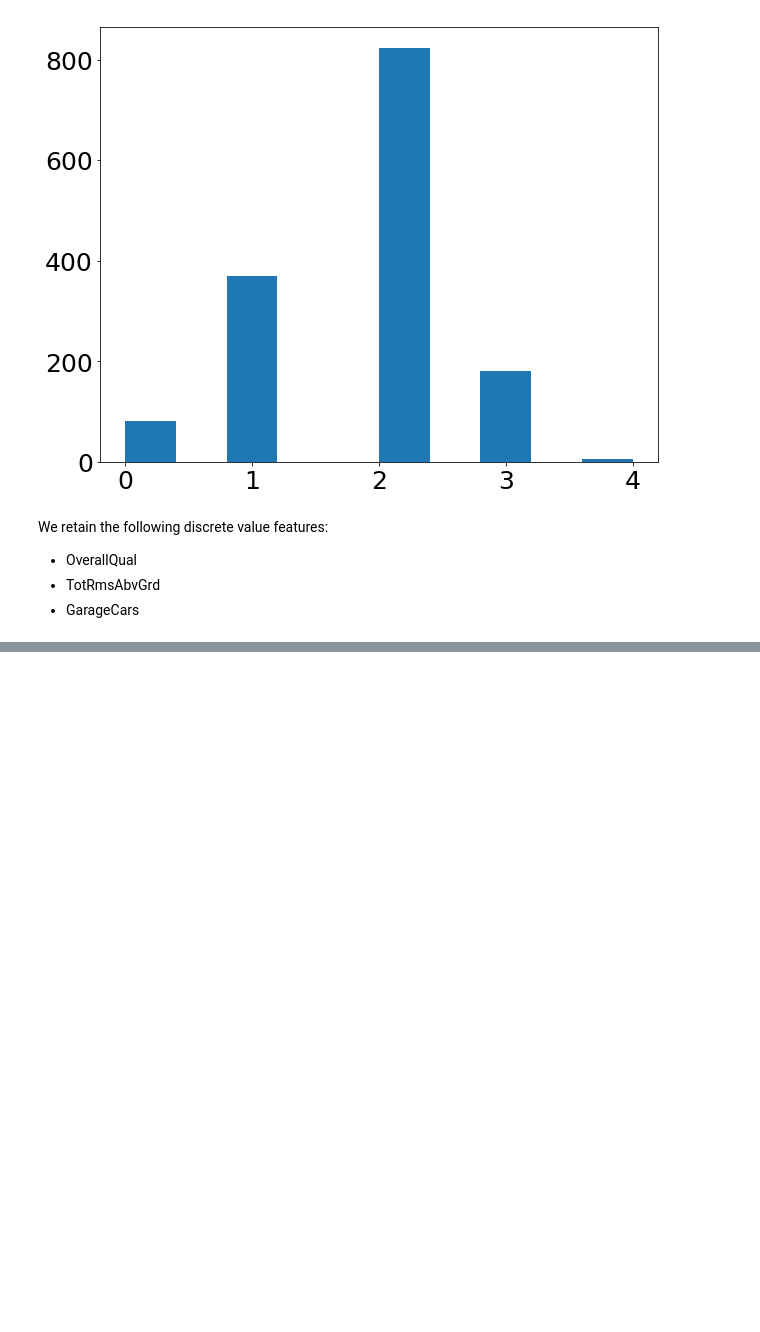
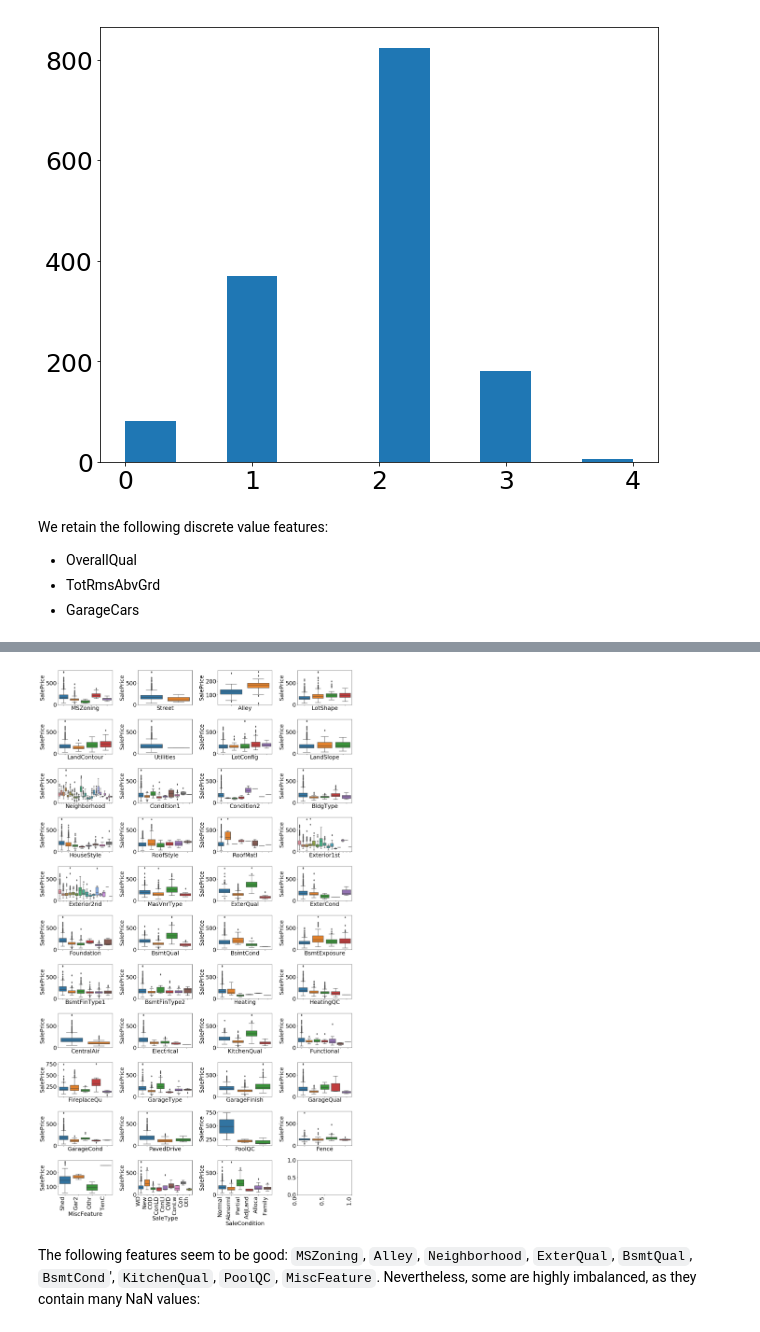
Before and after one commit to flucarelli94/MachineLearning_projects, a Jupyter notebook: House prices/Sale_price_prediction.ipynb, the cells around one changed output, grey strips where cells are left out. Cells and saved outputs as stored; diff of their text form; code cells hidden in the pictures; blank space fills up the shorter version.

Commit message:
Adding analysis of categorical features

```diff
--- a/House prices/Sale_price_prediction.ipynb
+++ b/House prices/Sale_price_prediction.ipynb
@@ -309,0 +312,3 @@ We retain the following discrete value features:
+# %%
+categorical_features = train_init.select_dtypes(include=['object']).columns #select discrete features, type str
+print('Categorical features:\n', categorical_features)
@@ -309,0 +327,15 @@ We retain the following discrete value features:
+# %%
+nrows, ncols = 11, 4
+fig, axs = plt.subplots(nrows=nrows, ncols=ncols, figsize=(20, 35))
+fig.autofmt_xdate(rotation= 90)
+
+for ivar, var in enumerate(categorical_features):
+    row = int(ivar/ncols)
+    col = ivar%ncols
+    sns.boxplot(x=var, y="SalePrice", data=train_init, ax=axs[row, col])
+plt.tight_layout()
+plt.show()
+# %% [output]
+[figure, added]
+# %% [markdown]
+The following features seem to be good: `MSZoning`, `Alley`, `Neighborhood`, `ExterQual`, `BsmtQual`, `BsmtCond`', `KitchenQual`, `PoolQC`, `MiscFeature`. Nevertheless, some are highly imbalanced, as they contain many NaN values:
```
Also changed, not shown: parts of 10 cells of this notebook.
